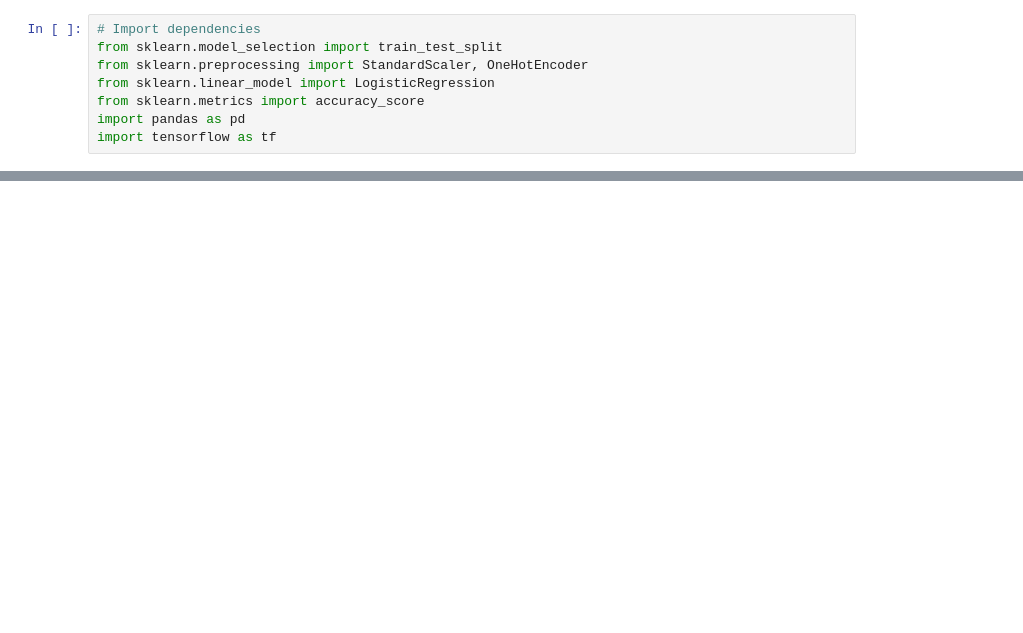
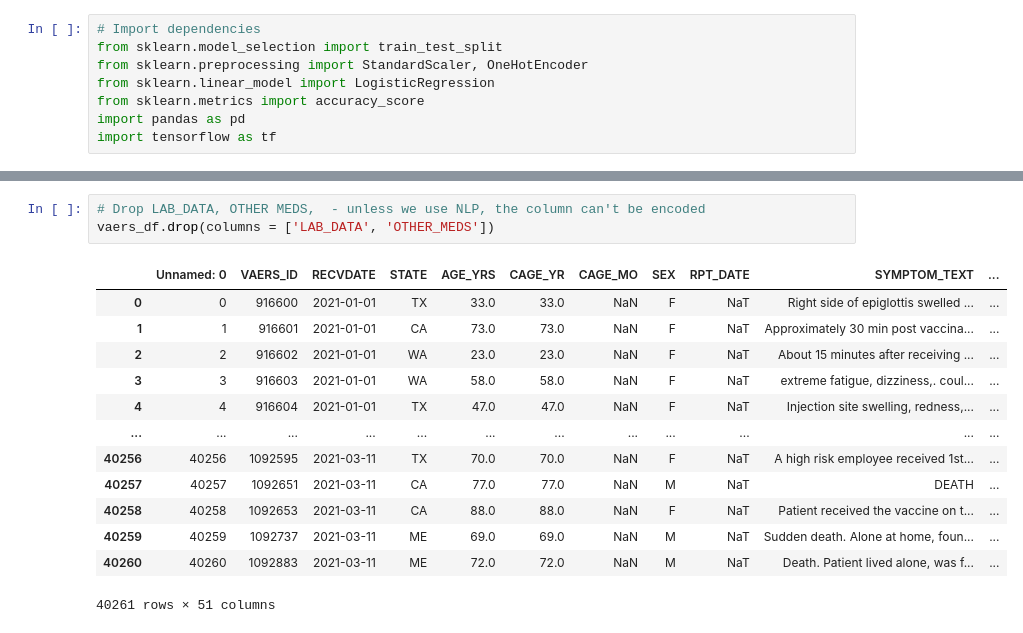
Before and after one commit to gmalhotra007/Final_Project, a Jupyter notebook: Logistic Regression.ipynb, the cells around one changed output, grey strips where cells are left out. Cells and saved outputs as stored; diff of their text form; blank space fills up the shorter version.

Commit message:
vaers df cleaned

```diff
--- a/Logistic Regression.ipynb
+++ b/Logistic Regression.ipynb
@@ -34,0 +132,17 @@ vaers_df[vaers_cat].nunique()
+# %%
+# Drop LAB_DATA, OTHER MEDS,  - unless we use NLP, the column can't be encoded
+vaers_df.drop(columns = ['LAB_DATA', 'OTHER_MEDS'])
+# %% [output]
+|  | Unnamed: 0 | VAERS_ID | RECVDATE | STATE | AGE_YRS | CAGE_YR | CAGE_MO | SEX | RPT_DATE | SYMPTOM_TEXT | ... |
+| 0 | 0 | 916600 | 2021-01-01 | TX | 33.0 | 33.0 | NaN | F | NaT | Right side of epiglottis swelled ... | ... |
+| 1 | 1 | 916601 | 2021-01-01 | CA | 73.0 | 73.0 | NaN | F | NaT | Approximately 30 min post vaccina... | ... |
+| 2 | 2 | 916602 | 2021-01-01 | WA | 23.0 | 23.0 | NaN | F | NaT | About 15 minutes after receiving ... | ... |
+| 3 | 3 | 916603 | 2021-01-01 | WA | 58.0 | 58.0 | NaN | F | NaT | extreme fatigue, dizziness,. coul... | ... |
+| 4 | 4 | 916604 | 2021-01-01 | TX | 47.0 | 47.0 | NaN | F | NaT | Injection site swelling, redness,... | ... |
+| ... | ... | ... | ... | ... | ... | ... | ... | ... | ... | ... | ... |
+| 40256 | 40256 | 1092595 | 2021-03-11 | TX | 70.0 | 70.0 | NaN | F | NaT | A high risk employee received 1st... | ... |
+| 40257 | 40257 | 1092651 | 2021-03-11 | CA | 77.0 | 77.0 | NaN | M | NaT | DEATH | ... |
+| 40258 | 40258 | 1092653 | 2021-03-11 | CA | 88.0 | 88.0 | NaN | F | NaT | Patient received the vaccine on t... | ... |
+| 40259 | 40259 | 1092737 | 2021-03-11 | ME | 69.0 | 69.0 | NaN | M | NaT | Sudden death. Alone at home, foun... | ... |
+| 40260 | 40260 | 1092883 | 2021-03-11 | ME | 72.0 | 72.0 | NaN | M | NaT | Death. Patient lived alone, was f... | ... |
+40261 rows × 51 columns
```
Also changed, not shown: parts of 18 cells of this notebook, 1 other file.
